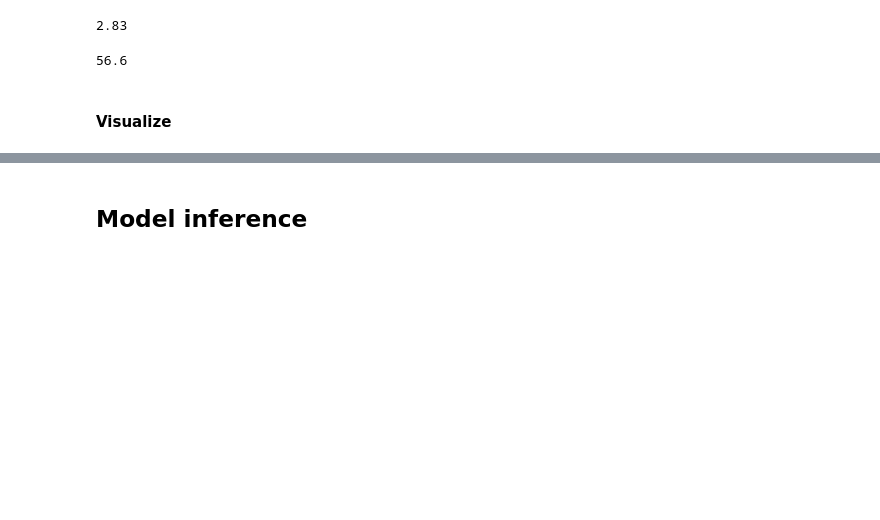
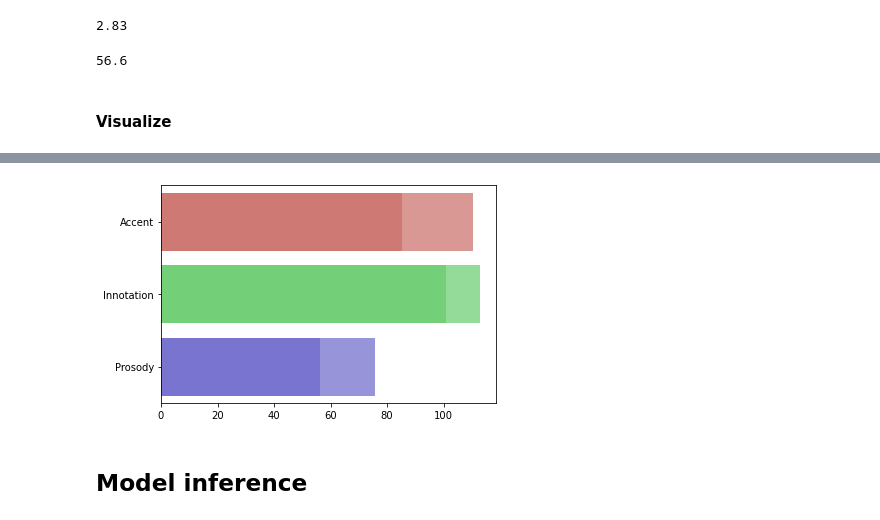
Before and after one commit to Ukjang/Help_me_Kingsis, a Jupyter notebook: prac.ipynb, the cells around one changed output, grey strips where cells are left out. Cells and saved outputs as stored; diff of their text form; code cells hidden in the pictures; blank space fills up the shorter version.

```diff
--- a/prac.ipynb
+++ b/prac.ipynb
@@ -144,3 +155,20 @@ NameError: name 'score' is not defined
+# %%
+import numpy as np
+import seaborn as sns
+import matplotlib.pyplot as plt
+
+p_score = 76
+c = 20*np.random.randn(6) + p_score
+labels_1 = ['Chunk Spped', 'Pause Length', 'Nativity']
+labels_2 = ['Accent', 'Innotation','Prosody']
+
+sns.barplot(x=c[:3], y=labels_1, palette = 'hls', alpha=0.7)
+plt.savefig('imgs/Pronunciation_1.png')
+
+sns.barplot(x=c[3:], y=labels_2, palette = 'hls', alpha=0.7)
+plt.savefig('imgs/Pronunciation_2.png')
+# %% [output]
+[figure, added]
 # %% [markdown]
 ## Model inference
 # %%
```
Also changed, not shown: parts of 19 cells of this notebook, 7 other files.
